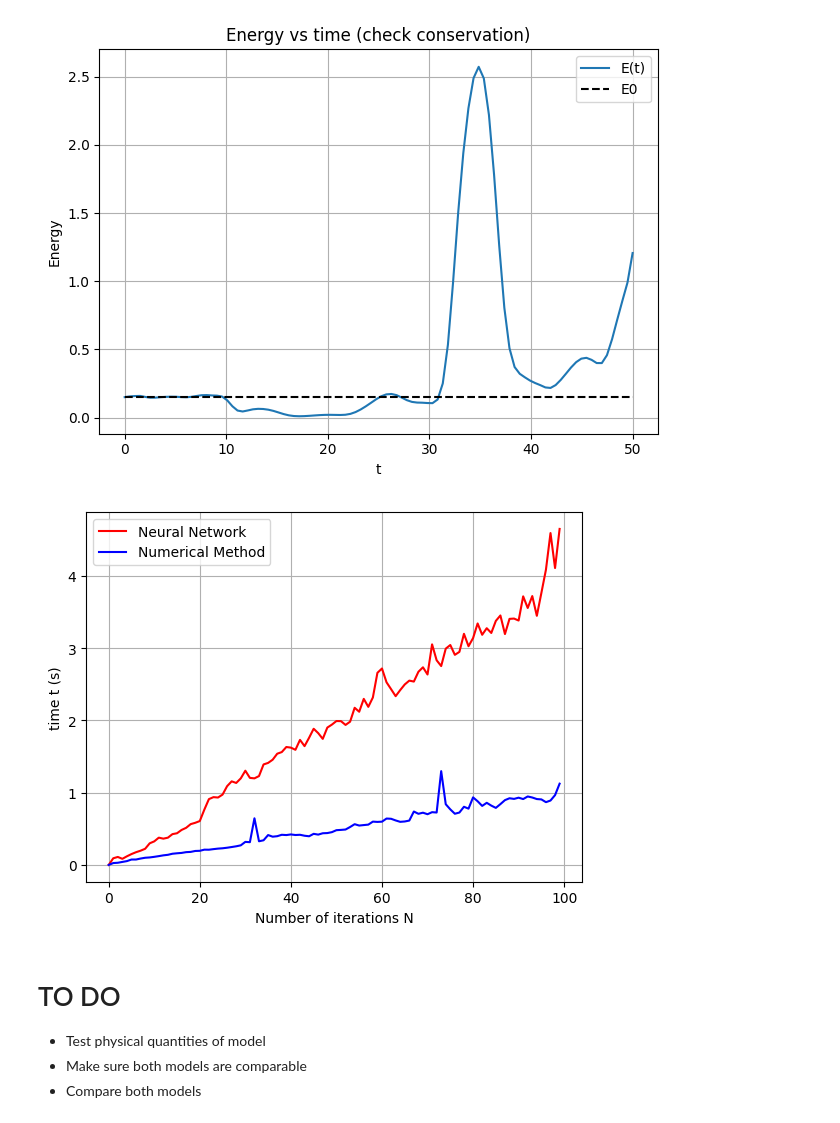
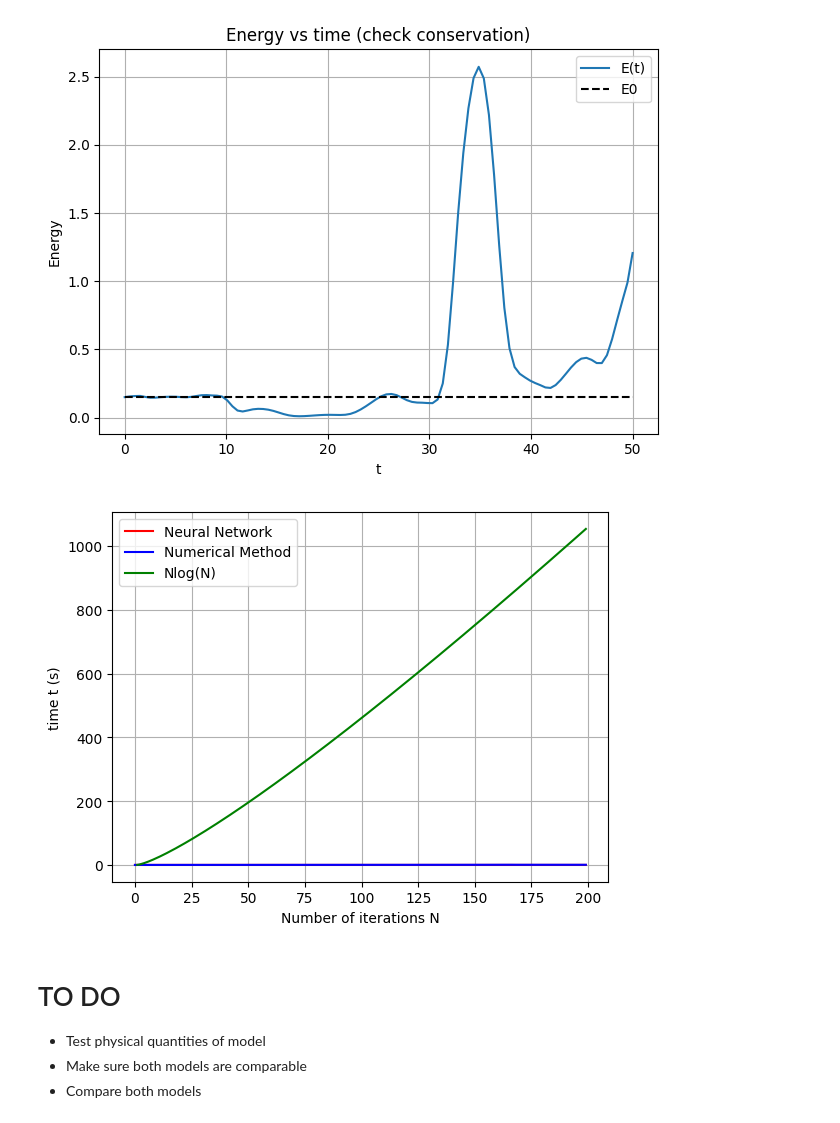
Before and after one commit to gvansan/Machine-learning-project, a Jupyter notebook: Harmonic Oscillator.ipynb, the cells around one changed output. Cells and saved outputs as stored; diff of their text form; code cells hidden in the pictures.

```diff
--- a/Harmonic Oscillator.ipynb
+++ b/Harmonic Oscillator.ipynb
@@ -53,7 +53,14 @@ n_step = 100 #number of steps to train the data (number of initial conditions)
 n_data = 1000 #number of data per step (per initial condition, this number of datapoints to train, validate, test data)
 
 #validation set will be used to choose hyperparameters, decide when to stop training, compare multiple models fairly and detect overfitting
-train, validation, test = create_trainig_validation_test_set(harmonic_osc, (0, 10), 100, 1000, [0.5, 0.2, 0.3], "RK45", device=device, seed=0)
+train, validation, test = create_trainig_validation_test_set(harmonic_osc,
+                                                             t_span=t_span,
+                                                             n_steps=n_step,
+                                                             n_data=n_data,
+                                                             coeff_test=[0.5, 0.2, 0.3],
+                                                             method="RK45",
+                                                             device=device,
+                                                             seed=0)
 # %%
 class HarmonicModel(nn.Module):
     def __init__(self, n_in, hidden_sizes, activation):
@@ -579,15 +586,20 @@ Max absolute deviation = 2.422459e+00
 Max relative deviation = 1.614034e+01
 [figure]
 # %%
+n=0
+
 #Computation time
-N = 100
+N = 200
 timesteps_NN = np.zeros(N)
 timesteps_Num = np.zeros(N)
 N_list = np.arange(0,N)
 
+X = test["X"][n]
+y0 = [test["x0_tensor"][n][0], test["x0_tensor"][n][1]]  # initial condition [x0, v0]
+t_span = test["t_tensor"][n][0], test["t_tensor"][n][-1]
+w = test["args_tensor"][n]
+
 #NN
-X = test["X"]
-
 for i, el in tqdm(enumerate(N_list), desc="Computation time NN: "):
     begin = time.perf_counter()
     for _ in range(el):
@@ -605,14 +617,15 @@ for i, el in tqdm(enumerate(N_list), desc="Computation time Numerical: "):
 # %%
 #Plot computational time
 plt.plot(N_list, timesteps_NN, color='red', label="Neural Network")
 plt.plot(N_list, timesteps_Num, color='blue', label="Numerical Method")
+plt.plot(N_list,N_list*np.log(N_list), color='green', label='Nlog(N)')
 plt.xlabel("Number of iterations N")
 plt.ylabel("time t (s)")
 plt.grid(True)
 plt.legend()
 plt.show()
 # %% [output]
-[figure, old version]
+[figure, new version]
 # %% [markdown]
 # TO DO
 
```
